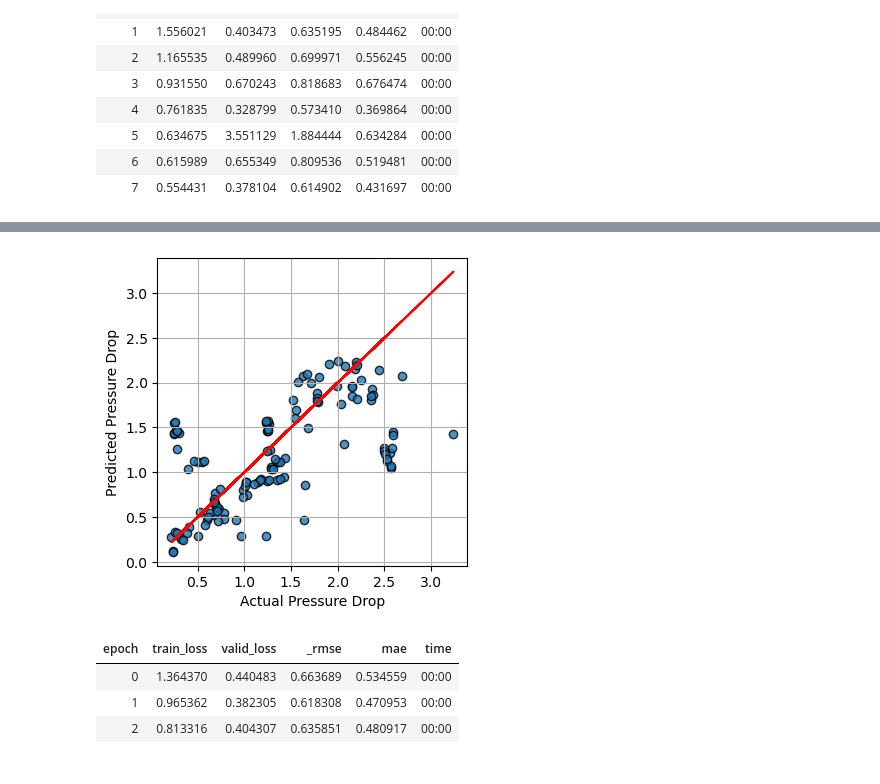
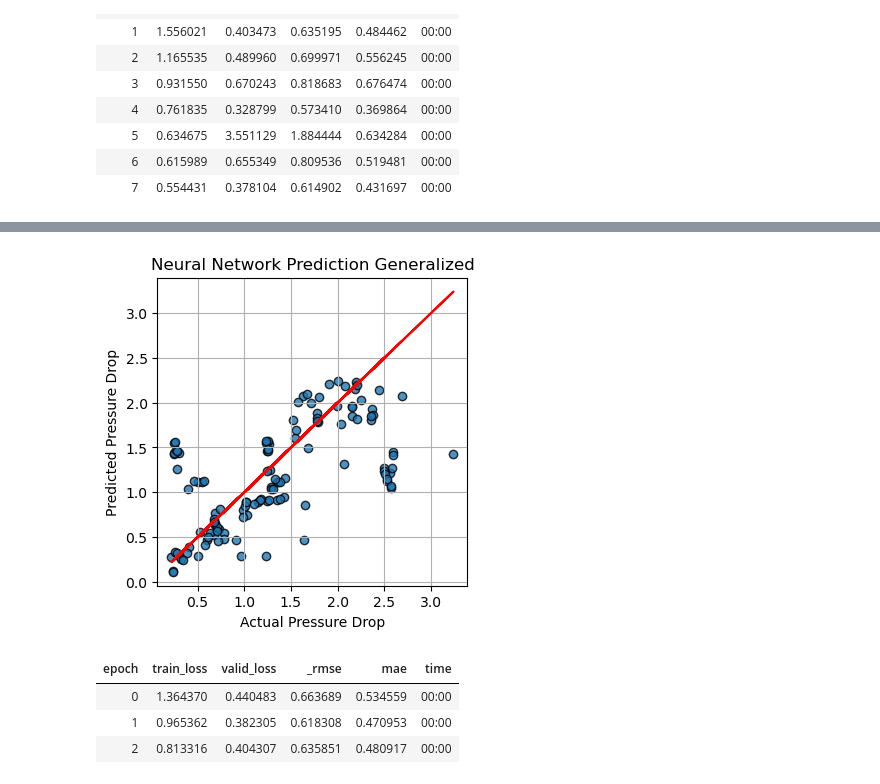
Before and after one commit to Nik0k01/reynoldsDeepL, a Jupyter notebook: notebooks/architectureTweaking.ipynb, the cells around one changed output, grey strips where cells are left out. Cells and saved outputs as stored; diff of their text form; code cells hidden in the pictures.

```diff
--- a/notebooks/architectureTweaking.ipynb
+++ b/notebooks/architectureTweaking.ipynb
@@ -148,8 +148,10 @@ learn_wide.fit(8, lr=0.1)  # Very small LR to test
 | 5 | 0.634675 | 3.551129 | 1.884444 | 0.634284 | 00:00 |
 | 6 | 0.615989 | 0.655349 | 0.809536 | 0.519481 | 00:00 |
 | 7 | 0.554431 | 0.378104 | 0.614902 | 0.431697 | 00:00 |
+# %%
+learn_wide = load_pickle('models/wideModel.pkl')
 # %%
-preds, targets = learn_wide.get_preds(dl=dls.valid)
+preds, targets = learn_wide.get_preds(dl=learn_wide.dls.valid)
 # %% [output]
 [interactive output not drawn]
 # %%
@@ -158,13 +160,14 @@ targets = targets.numpy().flatten()
 # %%
 plt.figure(figsize=(4,4))
 plt.scatter(targets, preds, alpha=0.8, edgecolors='black')
 plt.plot(targets, targets, color='red')
 plt.xlabel("Actual Pressure Drop")
 plt.ylabel("Predicted Pressure Drop")
+plt.title("Neural Network Prediction Generalized")
 plt.grid()
 plt.show()
 # %% [output]
-[figure, old version]
+[figure, new version]
 # %%
 # Strategy 2: Deeper networks (more layers)
 learn_deep = tabular_learner(
```
Also changed, not shown: 1 other file.
